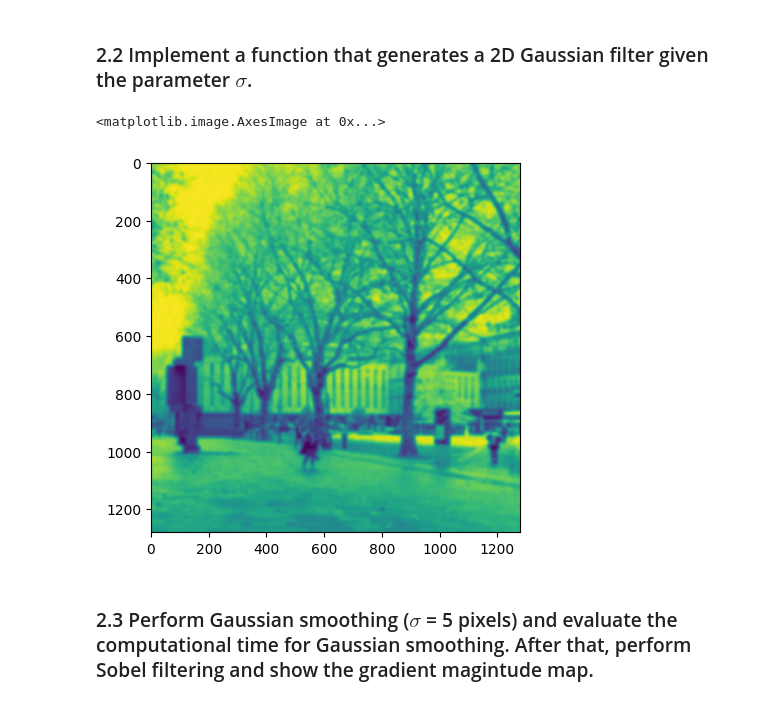
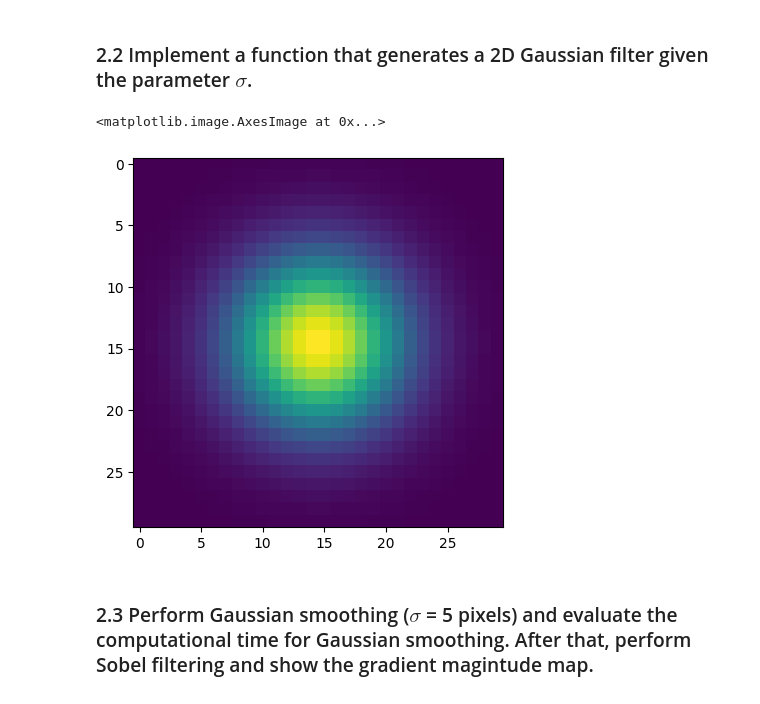
Before and after one commit to KUP9752/comp-vision-2324, a Jupyter notebook: coursework_01/coursework_01.ipynb, the cells around one changed output. Saved outputs shown, nothing was run; the diff lists cells and outputs as text; code cells hidden in the pictures.

```diff
--- a/coursework_01/coursework_01.ipynb
+++ b/coursework_01/coursework_01.ipynb
@@ -168,32 +168,38 @@ sobel_y:
 # %%
 # Design the Gaussian filter
 def gaussian_filter_2d(sigma):
     # sigma: the parameter sigma in the Gaussian kernel (unit: pixel)
     #
     # return: a 2D array for the Gaussian kernel
 
     ### Insert your code ###
 
-    # TODO: !!
+    ## window size of around ceil (6sigma) ^ 2 ensures a esult is suffidiently
+    ## close to that obtained by the entire Gaussian Distribution
+    size = math.ceil(6 * sigma)
 
-    x, y = np.meshgrid(np.linspace(-1, 1, 3), np.linspace(-1, 1, 3))
-    print(x)
-    print(y)
-    top = x ** 2 + y ** 2
-    print(top)
+    # Generate the 1D Gaussian kernel
+    kernel_1D = np.linspace(-(size // 2), size // 2, size)
+    x, y = np.meshgrid(kernel_1D, kernel_1D)
+
     mult = 1 / (math.sqrt(2 * math.pi) * sigma)
-    power_denom = 2 * sigma ** 2
-    h = mult * np.exp(- top / power_denom)
-    return h
+
+    kernel_2D = mult * np.exp(- (x ** 2 + y ** 2) / (2 * (sigma**2)))
+    ## TODO not sure if needed
+    ## kernel_2D = kernel_2D / kernel_2D.sum()  # normalize the kernel
+
+    # Return the 2D Gaussian kernel
+    return kernel_2D
+
+
 
 # Visualise the Gaussian filter when sigma = 5 pixel (provided)
 sigma = 5
 h = gaussian_filter_2d(sigma)
-h = scipy.ndimage.gaussian_filter(image_noisy, 5)
 plt.imshow(h)
 # %% [output]
 <matplotlib.image.AxesImage at 0x...>
-[figure, old version]
+[figure, new version]
 # %% [markdown]
 ### 2.3 Perform Gaussian smoothing ($\sigma$ = 5 pixels) and evaluate the computational time for Gaussian smoothing. After that, perform Sobel filtering and show the gradient magintude map.
 # %%
```
